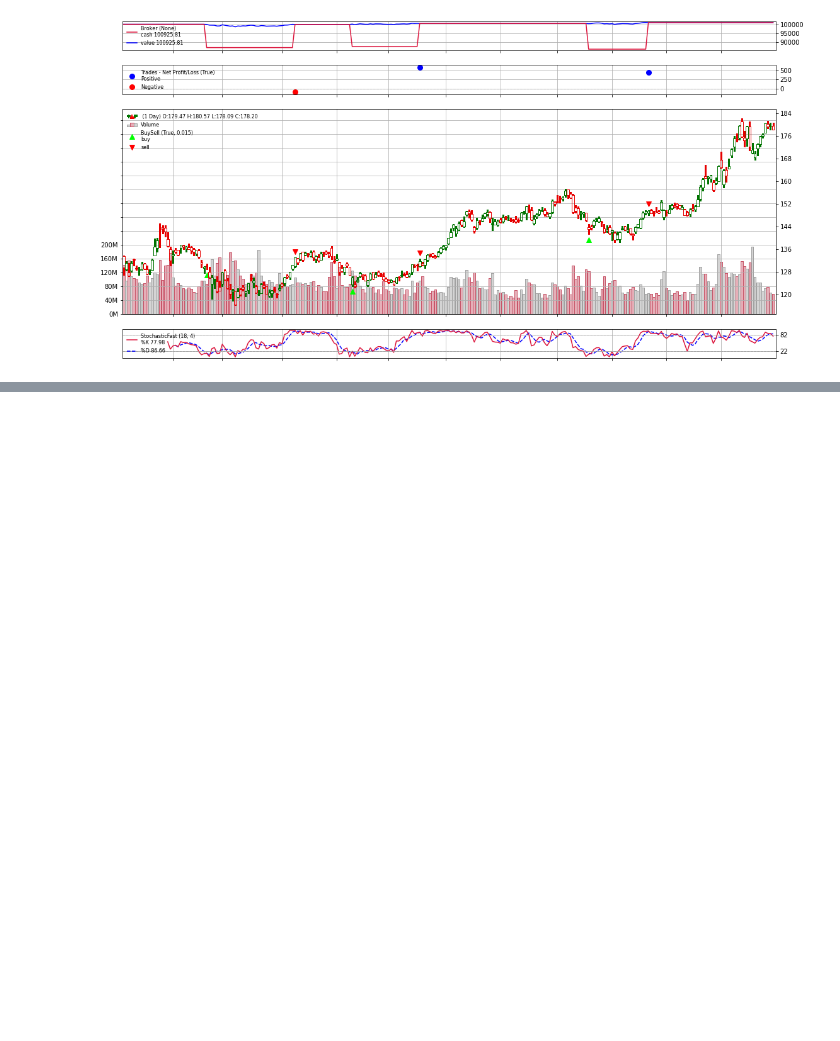
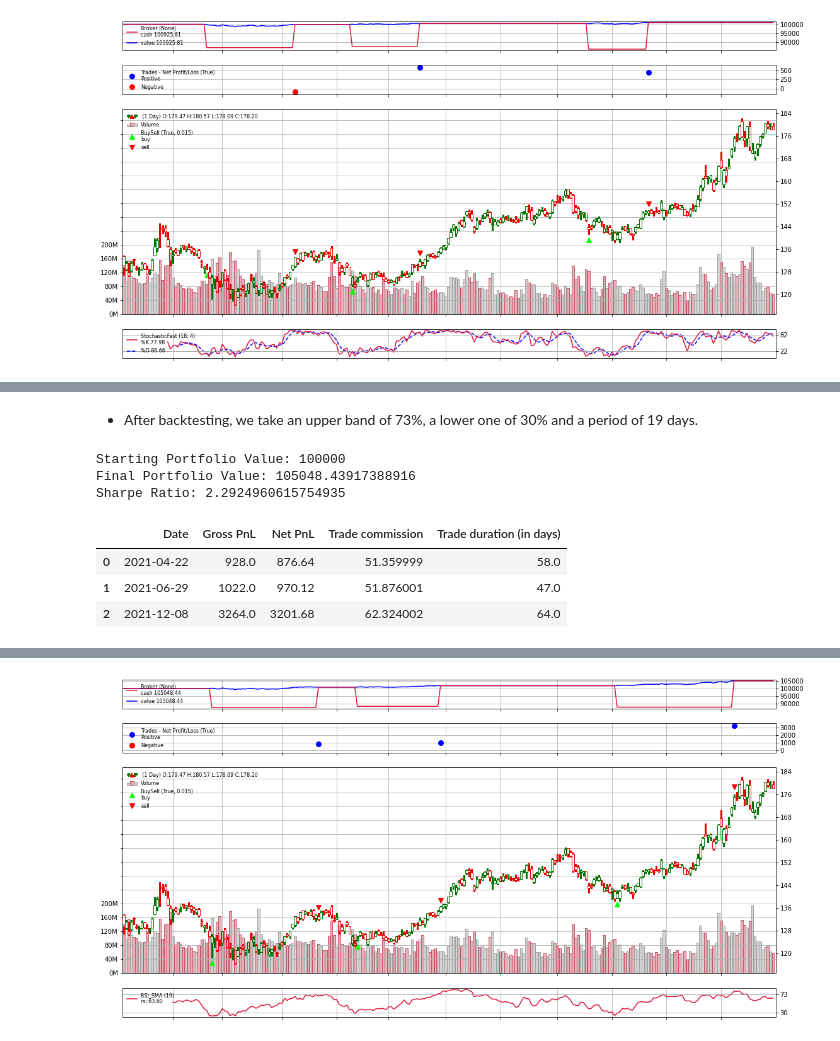
Before and after one commit to aahouzi/Stock-price-forecasting, a Jupyter notebook: notebooks/quantitative_trading_strategies.ipynb, the cells around one changed output, grey strips where cells are left out. Drawn from its saved outputs; the diff is of its cells as text; code cells hidden in the pictures; blank space fills up the shorter version.

```diff
--- a/notebooks/quantitative_trading_strategies.ipynb
+++ b/notebooks/quantitative_trading_strategies.ipynb
@@ -718,0 +753,20 @@ Sharpe Ratio: 0.16135520620411997
+# %%
+class RSIStrategy(bt.Strategy):
+    params = (('period', 19),
+              ('upperband', 73),
+              ('lowerband', 30)
+              )
+
+    def __init__(self):
+        self.rsi = bt.indicators.RSI_SMA(self.data.close,
+                                         upperband=self.params.upperband,
+                                         lowerband =self.params.lowerband,
+                                         period=self.params.period)
+
+    def next(self):
+        if not self.position:
+            if self.rsi < self.params.lowerband:
+                self.buy()
+        else:
+            if self.rsi > self.params.upperband:
+                self.sell()
@@ -718,0 +811,17 @@ Sharpe Ratio: 0.16135520620411997
+# %% [markdown]
+- After backtesting, we take an upper band of 73%, a lower one of 30% and a period of 19 days.
+# %%
+# Run the strategy & plot the results
+set_and_run(data,
+            RSIStrategy,
+            startcash,
+            commission,
+            stake)
+# %% [output]
+Starting Portfolio Value: 100000
+Final Portfolio Value: 105048.43917388916
+Sharpe Ratio: 2.2924960615754935
+|  | Date | Gross PnL | Net PnL | Trade commission | Trade duration (in days) |
+| 0 | 2021-04-22 | 928.0 | 876.64 | 51.359999 | 58.0 |
+| 1 | 2021-06-29 | 1022.0 | 970.12 | 51.876001 | 47.0 |
+| 2 | 2021-12-08 | 3264.0 | 3201.68 | 62.324002 | 64.0 |
@@ -718,0 +830 @@ Sharpe Ratio: 0.16135520620411997
+[figure, added]
```
Also changed, not shown: parts of 7 cells of this notebook.
